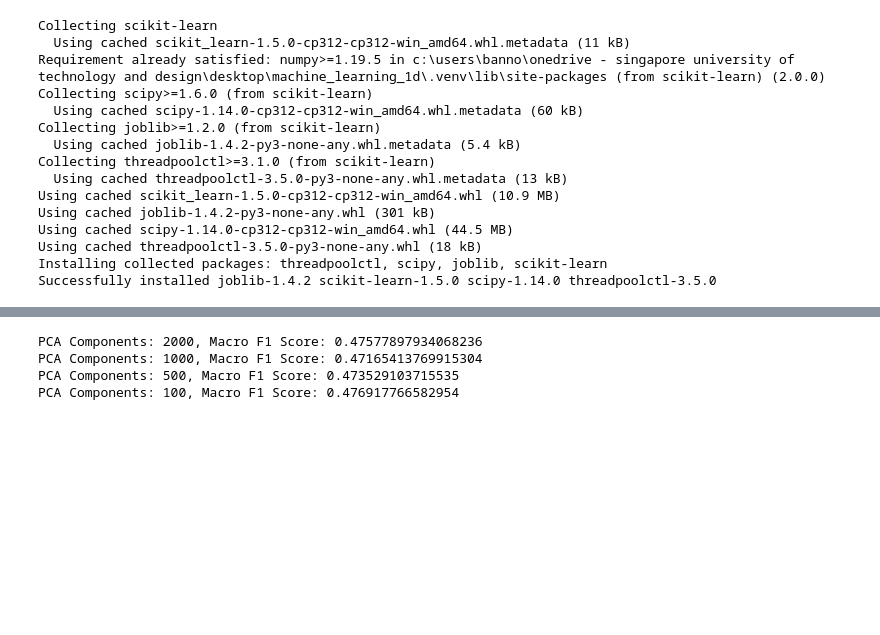
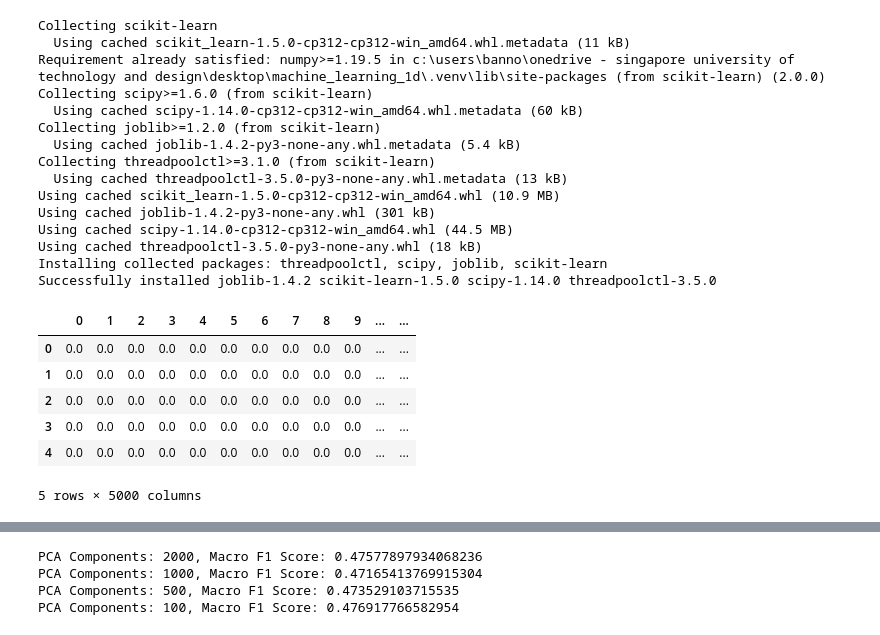
Before and after one commit to kangaroojun/machine_learning_1d, a Jupyter notebook: bannon.ipynb, the cells around one changed output, grey strips where cells are left out. Cells and saved outputs as stored; diff of their text form; code cells hidden in the pictures; blank space fills up the shorter version.

```diff
--- a/bannon.ipynb
+++ b/bannon.ipynb
@@ -35,3 +35,23 @@ Using cached scipy-1.14.0-cp312-cp312-win_amd64.whl (44.5 MB)
 Using cached threadpoolctl-3.5.0-py3-none-any.whl (18 kB)
 Installing collected packages: threadpoolctl, scipy, joblib, scikit-learn
 Successfully installed joblib-1.4.2 scikit-learn-1.5.0 scipy-1.14.0 threadpoolctl-3.5.0
+# %%
+import pandas as pd
+import numpy as np
+
+# Load the dataset
+df = pd.read_csv('./data/train_tfidf_features.csv')
+
+df_feature = df.drop('label', axis=1)
+df_feature = df_feature.drop('id', axis=1)
+df_target = pd.DataFrame(df['label'])
+# %%
+df_feature.head()
+# %% [output]
+|  | 0 | 1 | 2 | 3 | 4 | 5 | 6 | 7 | 8 | 9 | ... | ... |
+| 0 | 0.0 | 0.0 | 0.0 | 0.0 | 0.0 | 0.0 | 0.0 | 0.0 | 0.0 | 0.0 | ... | ... |
+| 1 | 0.0 | 0.0 | 0.0 | 0.0 | 0.0 | 0.0 | 0.0 | 0.0 | 0.0 | 0.0 | ... | ... |
+| 2 | 0.0 | 0.0 | 0.0 | 0.0 | 0.0 | 0.0 | 0.0 | 0.0 | 0.0 | 0.0 | ... | ... |
+| 3 | 0.0 | 0.0 | 0.0 | 0.0 | 0.0 | 0.0 | 0.0 | 0.0 | 0.0 | 0.0 | ... | ... |
+| 4 | 0.0 | 0.0 | 0.0 | 0.0 | 0.0 | 0.0 | 0.0 | 0.0 | 0.0 | 0.0 | ... | ... |
+5 rows × 5000 columns
```
Also changed, not shown: parts of 52 cells of this notebook.
